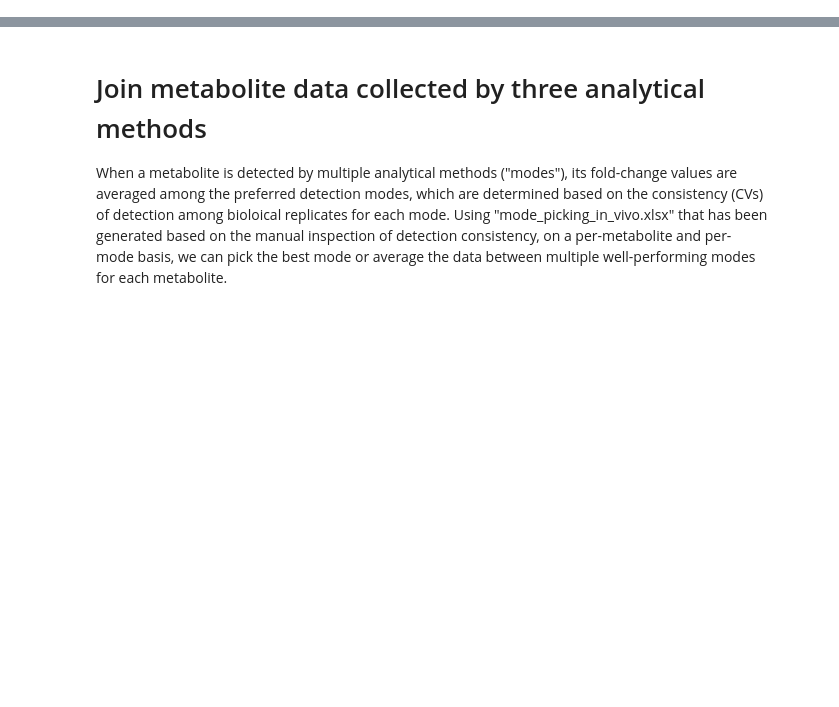
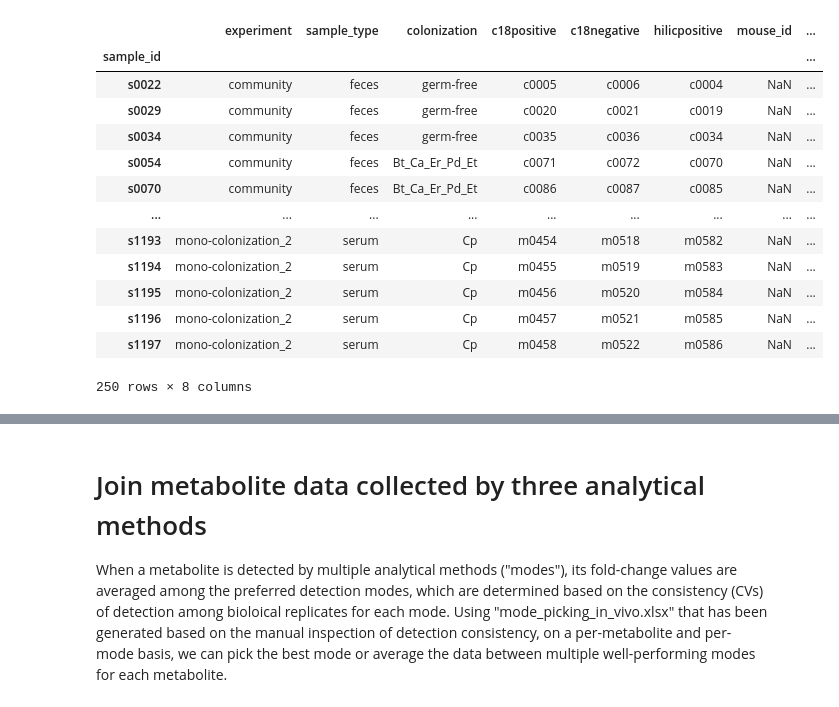
Before and after one commit to SonnenburgLab/Han_and_Van_Treuren_et_al_2021, a Jupyter notebook: mouse_data_analysis/mouse_data_analysis.ipynb, the cells around one changed output, grey strips where cells are left out. Cells and saved outputs as stored; diff of their text form; code cells hidden in the pictures; blank space fills up the shorter version.

```diff
--- a/mouse_data_analysis/mouse_data_analysis.ipynb
+++ b/mouse_data_analysis/mouse_data_analysis.ipynb
@@ -92,0 +125,17 @@ result['fold_change_matrix']
+# %%
+metadata_combined
+# %% [output]
+|  | experiment | sample_type | colonization | c18positive | c18negative | hilicpositive | mouse_id | ... |
+| sample_id |  |  |  |  |  |  |  | ... |
+| s0022 | community | feces | germ-free | c0005 | c0006 | c0004 | NaN | ... |
+| s0029 | community | feces | germ-free | c0020 | c0021 | c0019 | NaN | ... |
+| s0034 | community | feces | germ-free | c0035 | c0036 | c0034 | NaN | ... |
+| s0054 | community | feces | Bt_Ca_Er_Pd_Et | c0071 | c0072 | c0070 | NaN | ... |
+| s0070 | community | feces | Bt_Ca_Er_Pd_Et | c0086 | c0087 | c0085 | NaN | ... |
+| ... | ... | ... | ... | ... | ... | ... | ... | ... |
+| s1193 | mono-colonization_2 | serum | Cp | m0454 | m0518 | m0582 | NaN | ... |
+| s1194 | mono-colonization_2 | serum | Cp | m0455 | m0519 | m0583 | NaN | ... |
+| s1195 | mono-colonization_2 | serum | Cp | m0456 | m0520 | m0584 | NaN | ... |
+| s1196 | mono-colonization_2 | serum | Cp | m0457 | m0521 | m0585 | NaN | ... |
+| s1197 | mono-colonization_2 | serum | Cp | m0458 | m0522 | m0586 | NaN | ... |
+250 rows × 8 columns
```
Also changed, not shown: parts of 17 cells of this notebook, 24 other files.
